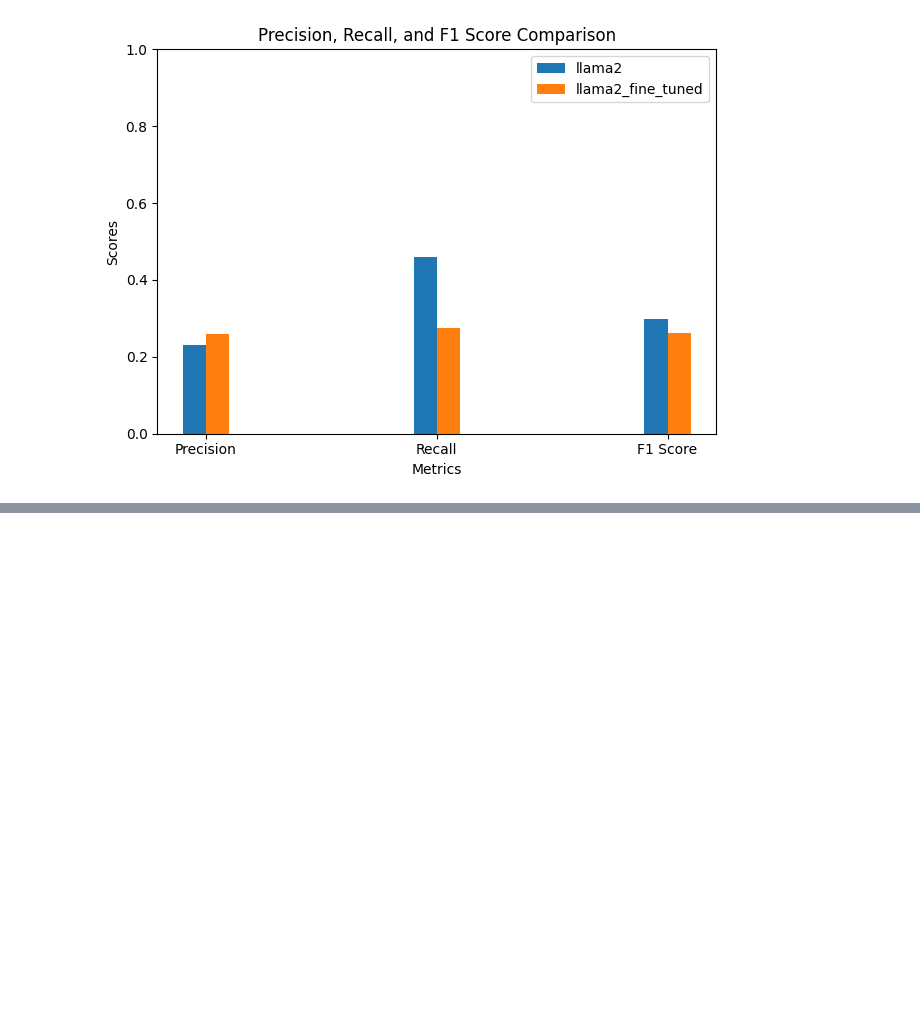
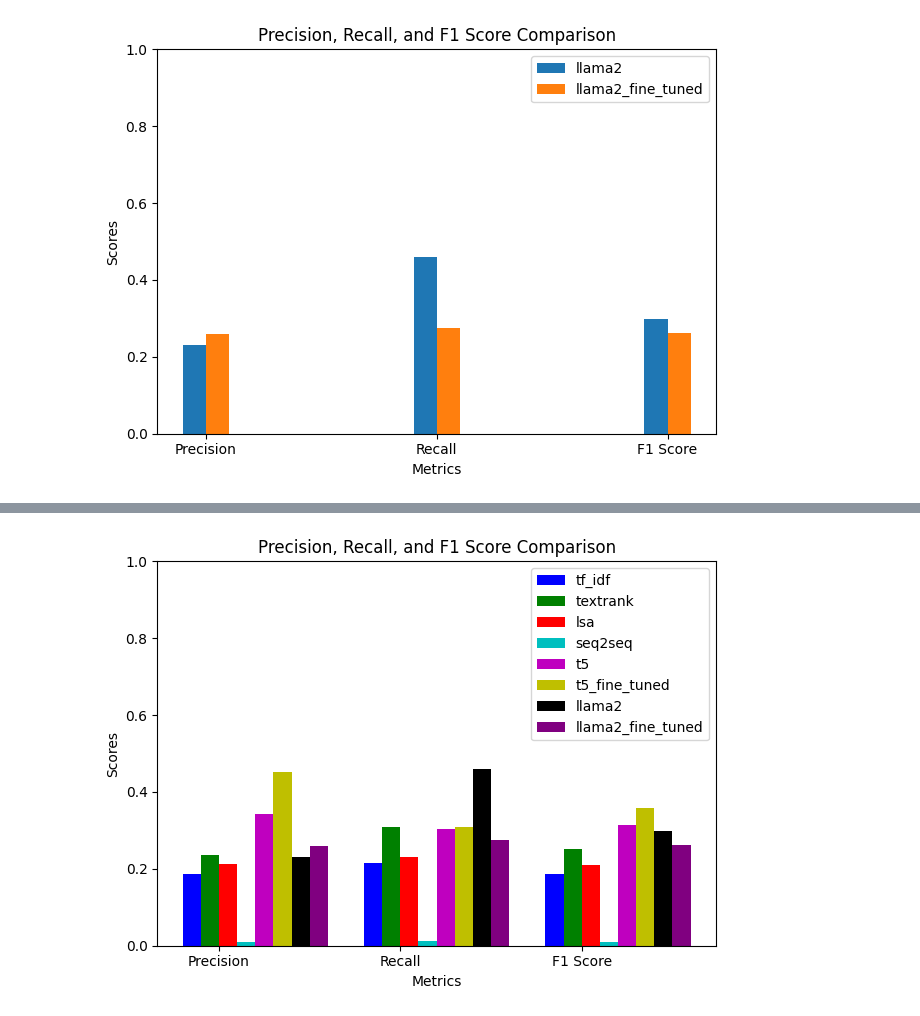
Before and after one commit to vijayjawali/aroha, a Jupyter notebook: utils/metrics.ipynb, the cells around one changed output, grey strips where cells are left out. Drawn from its saved outputs; the diff is of its cells as text; code cells hidden in the pictures; blank space fills up the shorter version.

```diff
--- a/utils/metrics.ipynb
+++ b/utils/metrics.ipynb
@@ -527,0 +563,42 @@ plt.show()
+# %%
+colors = {
+    'tf_idf': 'b',
+    'textrank': 'g',
+    'lsa': 'r',
+    'seq2seq': 'c',
+    't5': 'm',
+    't5_fine_tuned': 'y',
+    'llama2': 'k',
+    'llama2_fine_tuned': 'purple'
+}
+
+scores = {
+    'tf_idf': [tf_idf_rouge_1_precision, tf_idf_rouge_1_recall, tf_idf_rouge_1_f1_score],
+    'textrank': [textrank_rouge_1_precision, textrank_rouge_1_recall, textrank_rouge_1_f1_score],
+    'lsa': [lsa_rouge_1_precision, lsa_rouge_1_recall, lsa_rouge_1_f1_score],
+    'seq2seq': [seq2seq_pg_rouge_1_precision, seq2seq_pg_rouge_1_recall, seq2seq_pg_rouge_1_f1_score],
+    't5': [t5_rouge_1_precision, t5_rouge_1_recall, t5_rouge_1_f1_score],
+    't5_fine_tuned': [t5_fine_tuned_rouge_1_precision, t5_fine_tuned_rouge_1_recall, t5_fine_tuned_rouge_1_f1_score],
+    'llama2': [llama2_rouge_1_precision, llama2_rouge_1_recall, llama2_rouge_1_f1_score],
+    'llama2_fine_tuned': [llama2_fine_tuned_rouge_1_precision, llama2_fine_tuned_rouge_1_recall, llama2_fine_tuned_rouge_1_f1_score]
+}
+
+models = ['tf_idf', 'textrank', 'lsa', 'seq2seq', 't5', 't5_fine_tuned', 'llama2', 'llama2_fine_tuned']
+metrics = ['Precision', 'Recall', 'F1 Score']
+
+bar_width = 0.1
+pos = np.arange(len(metrics))
+
+for i, model in enumerate(models):
+    plt.bar(pos - bar_width * 1.5 + i * bar_width, scores[model], bar_width, label=model, color=colors[model])
+
+plt.xlabel('Metrics')
+plt.ylabel('Scores')
+plt.title('Precision, Recall, and F1 Score Comparison')
+plt.xticks(pos, metrics)
+plt.legend()
+plt.ylim(0, 1.0)
+plt.tight_layout()
+plt.show()
+# %% [output]
+[figure, added]
```
Also changed, not shown: parts of 4 cells of this notebook, 9 other files.
